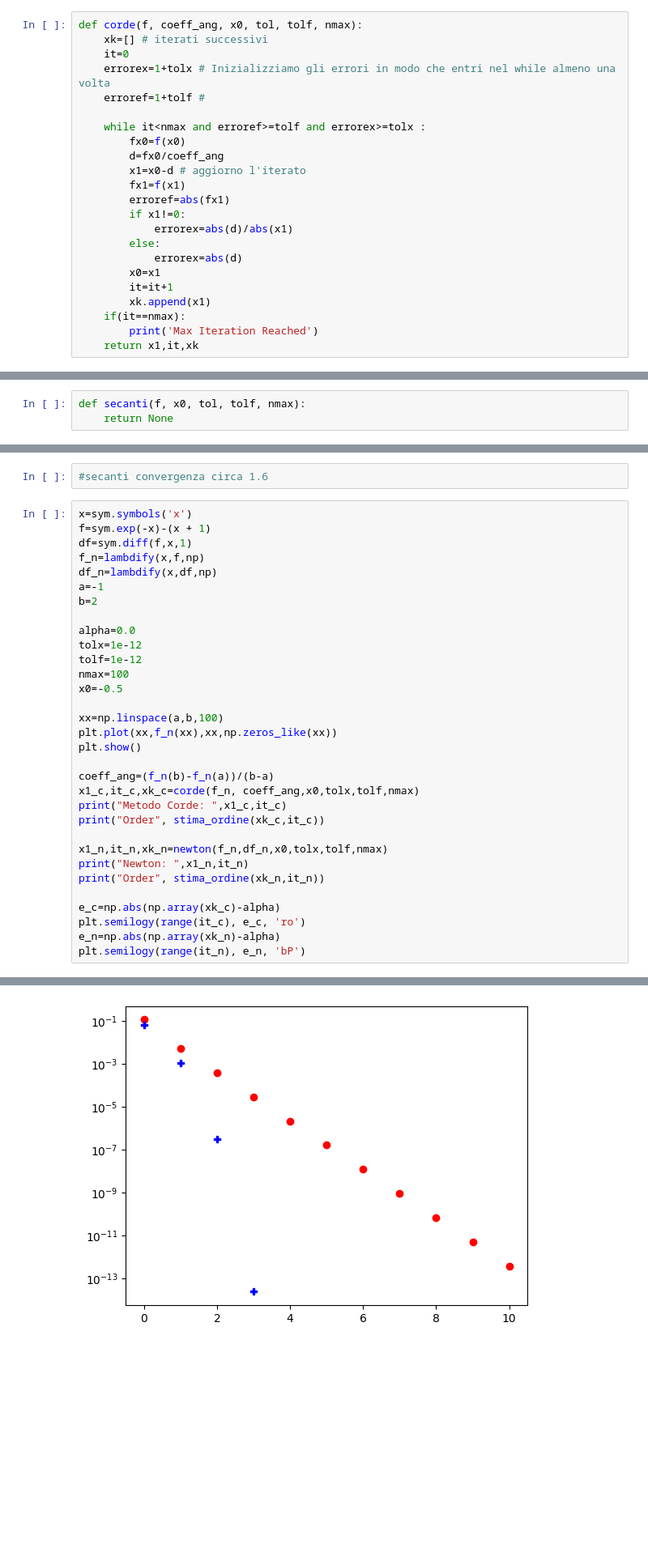
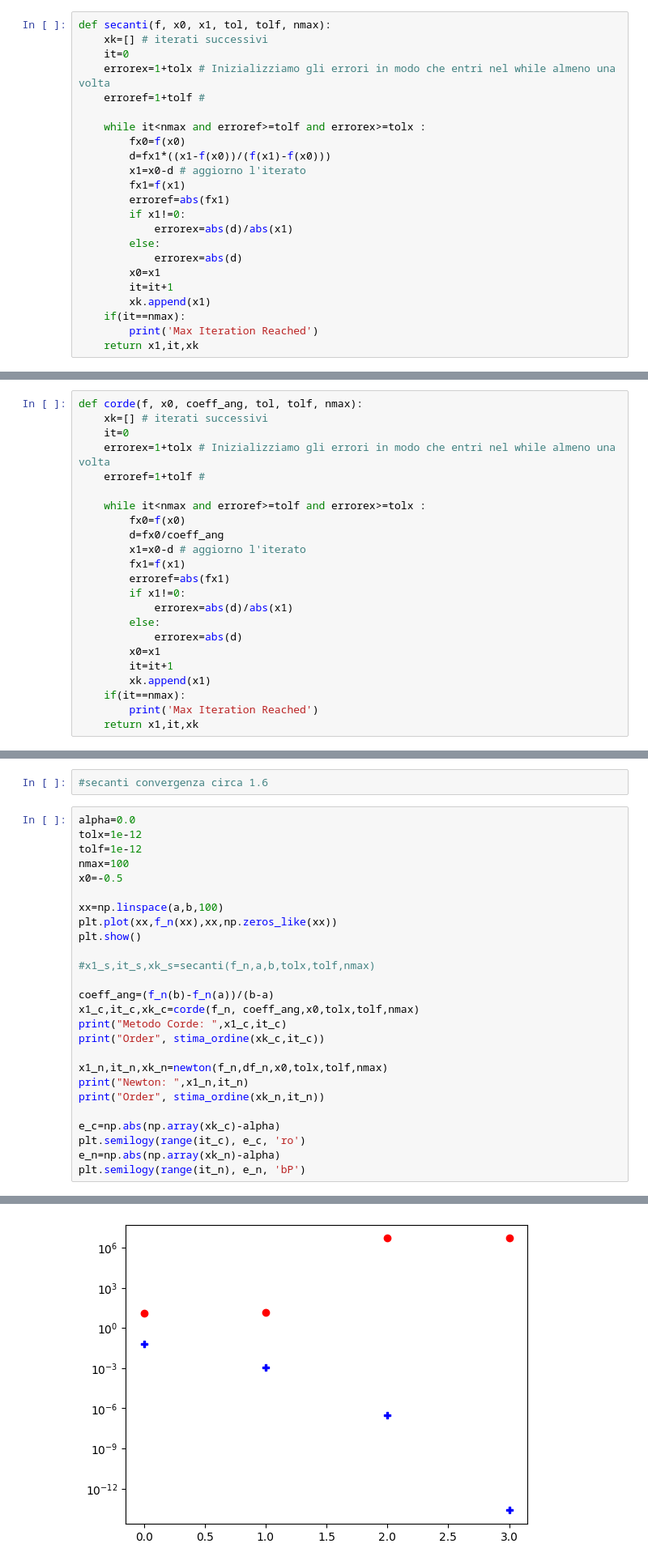
Before and after one commit to delpiter/Numerical_Methods_for_AI, a Jupyter notebook: lab7/Laboratorio7.ipynb, the cells around one changed output, grey strips where cells are left out. Shown: that part at 81% size. Drawn from its saved outputs; the diff is of its cells as text; blank space fills up the shorter version.

```diff
--- a/lab7/Laboratorio7.ipynb
+++ b/lab7/Laboratorio7.ipynb
@@ -22,5 +73,5 @@ from sympy import lambdify
 # %%
-def corde(f, coeff_ang, x0, tol, tolf, nmax):
+def secanti(f, x0, x1, tol, tolf, nmax):
     xk=[] # iterati successivi
     it=0
     errorex=1+tolx # Inizializziamo gli errori in modo che entri nel while almeno una volta
@@ -28,7 +79,7 @@ def corde(f, coeff_ang, x0, tol, tolf, nmax):
 
     while it<nmax and erroref>=tolf and errorex>=tolx :
         fx0=f(x0)
-        d=fx0/coeff_ang
+        d=fx1*((x1-f(x0))/(f(x1)-f(x0)))
         x1=x0-d # aggiorno l'iterato
         fx1=f(x1)
         erroref=abs(fx1)
@@ -66,8 +117,28 @@ def newton(f, d_f, x0, tol, tolf, nmax):
         print('Max Iteration Reached')
     return x1,it,xk
 # %%
-def secanti(f, x0, tol, tolf, nmax):
-    return None
+def corde(f, x0, coeff_ang, tol, tolf, nmax):
+    xk=[] # iterati successivi
+    it=0
+    errorex=1+tolx # Inizializziamo gli errori in modo che entri nel while almeno una volta
+    erroref=1+tolf #
+
+    while it<nmax and erroref>=tolf and errorex>=tolx :
+        fx0=f(x0)
+        d=fx0/coeff_ang
+        x1=x0-d # aggiorno l'iterato
+        fx1=f(x1)
+        erroref=abs(fx1)
+        if x1!=0:
+            errorex=abs(d)/abs(x1)
+        else:
+            errorex=abs(d)
+        x0=x1
+        it=it+1
+        xk.append(x1)
+    if(it==nmax):
+        print('Max Iteration Reached')
+    return x1,it,xk
 # %%
 def stima_ordine(xk,iterazioni):
      #Vedi dispensa allegata per la spiegazione
@@ -80,14 +151,6 @@ def stima_ordine(xk,iterazioni):
 # %%
 #secanti convergenza circa 1.6
 # %%
-x=sym.symbols('x')
-f=sym.exp(-x)-(x + 1)
-df=sym.diff(f,x,1)
-f_n=lambdify(x,f,np)
-df_n=lambdify(x,df,np)
-a=-1
-b=2
-
 alpha=0.0
 tolx=1e-12
 tolf=1e-12
@@ -97,6 +160,8 @@ x0=-0.5
 xx=np.linspace(a,b,100)
 plt.plot(xx,f_n(xx),xx,np.zeros_like(xx))
 plt.show()
+
+#x1_s,it_s,xk_s=secanti(f_n,a,b,tolx,tolf,nmax)
 
 coeff_ang=(f_n(b)-f_n(a))/(b-a)
 x1_c,it_c,xk_c=corde(f_n, coeff_ang,x0,tolx,tolf,nmax)
@@ -118,7 +183,7 @@ Order 1.0000045394421324
 Newton:  -2.3791786736070093e-14 4
 Order 2.010656748046438
 [<matplotlib.lines.Line2D at 0x...>]
-[figure, old version]
+[figure, new version]
 # %% [markdown]
 Calcolare gli zeri della funzione $f(x)=x^4-9x^2+4x+12$ definita sul'intervallo [-4,4] usando i metodi di Newton, corde e secandi, scegliendo opportunamente l'iterato iniziale per ogni metodo.
 # %% [markdown]
```
Also changed, not shown: parts of 2 cells of this notebook, 5 other files.
